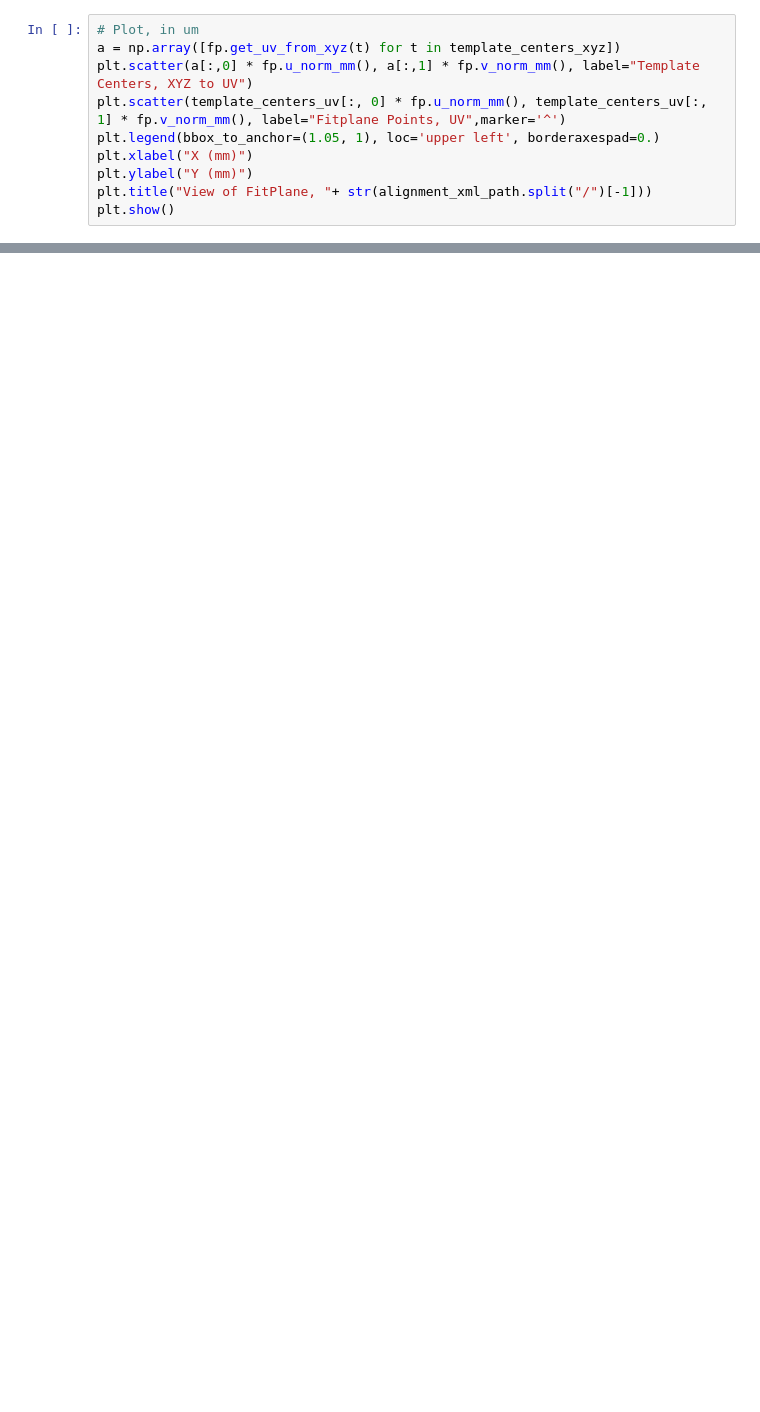
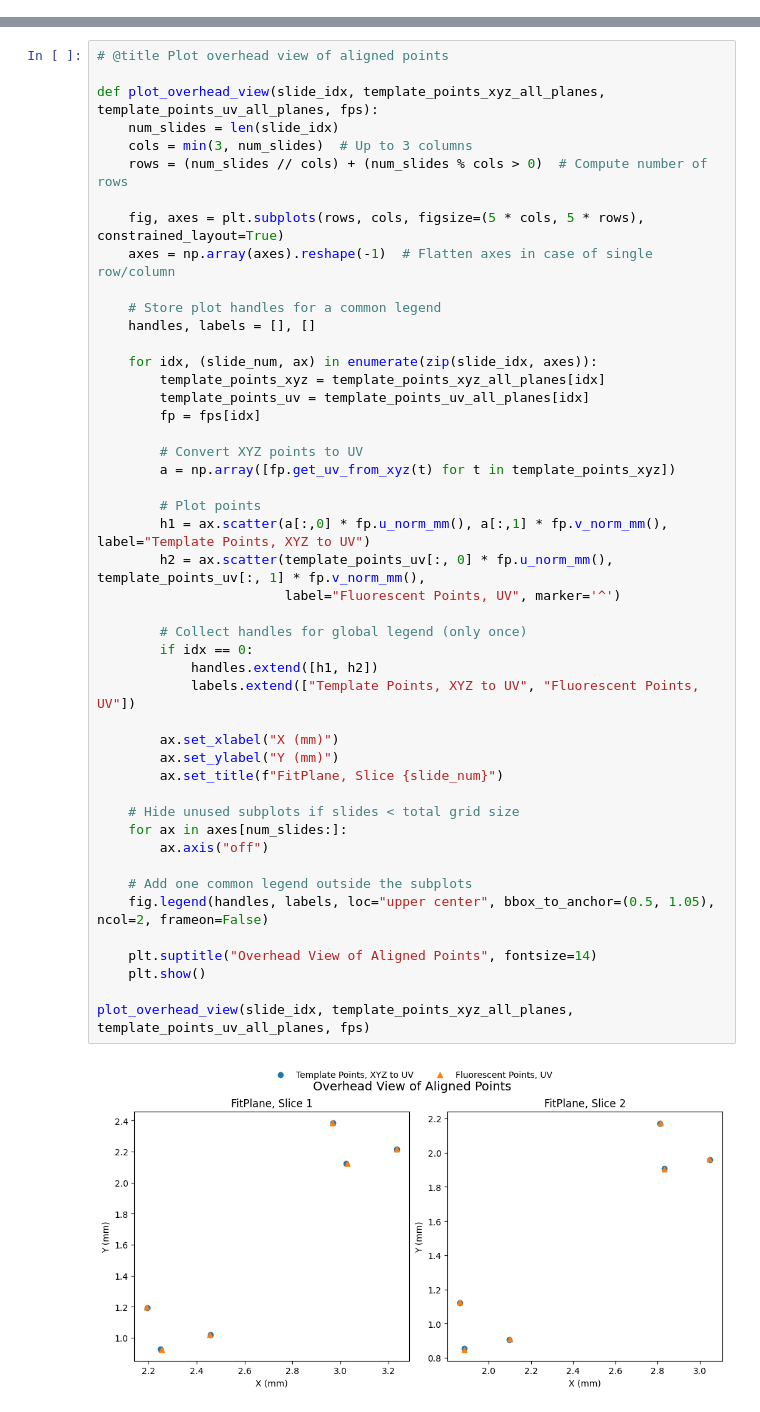
Before and after one commit to WinetraubLab/coregister-xy, a Jupyter notebook: coregister_xy.ipynb, the cells around one changed output, grey strips where cells are left out. Cells and saved outputs as stored; diff of their text form; blank space fills up the shorter version.

```diff
--- a/coregister_xy.ipynb
+++ b/coregister_xy.ipynb
@@ -233,10 +51,0 @@ fig.show()
-# %%
-# Plot, in um
-a = np.array([fp.get_uv_from_xyz(t) for t in template_centers_xyz])
-plt.scatter(a[:,0] * fp.u_norm_mm(), a[:,1] * fp.v_norm_mm(), label="Template Centers, XYZ to UV")
-plt.scatter(template_centers_uv[:, 0] * fp.u_norm_mm(), template_centers_uv[:, 1] * fp.v_norm_mm(), label="Fitplane Points, UV",marker='^')
-plt.legend(bbox_to_anchor=(1.05, 1), loc='upper left', borderaxespad=0.)
-plt.xlabel("X (mm)")
-plt.ylabel("Y (mm)")
-plt.title("View of FitPlane, "+ str(alignment_xml_path.split("/")[-1]))
-plt.show()
@@ -244,0 +127,49 @@ plt.show()
+# %%
+# @title Plot overhead view of aligned points
+
+def plot_overhead_view(slide_idx, template_points_xyz_all_planes, template_points_uv_all_planes, fps):
+    num_slides = len(slide_idx)
+    cols = min(3, num_slides)  # Up to 3 columns
+    rows = (num_slides // cols) + (num_slides % cols > 0)  # Compute number of rows
+
+    fig, axes = plt.subplots(rows, cols, figsize=(5 * cols, 5 * rows), constrained_layout=True)
+    axes = np.array(axes).reshape(-1)  # Flatten axes in case of single row/column
+
+    # Store plot handles for a common legend
+    handles, labels = [], []
+
+    for idx, (slide_num, ax) in enumerate(zip(slide_idx, axes)):
+        template_points_xyz = template_points_xyz_all_planes[idx]
+        template_points_uv = template_points_uv_all_planes[idx]
+        fp = fps[idx]
+
+        # Convert XYZ points to UV
+        a = np.array([fp.get_uv_from_xyz(t) for t in template_points_xyz])
+
+        # Plot points
+        h1 = ax.scatter(a[:,0] * fp.u_norm_mm(), a[:,1] * fp.v_norm_mm(), label="Template Points, XYZ to UV")
+        h2 = ax.scatter(template_points_uv[:, 0] * fp.u_norm_mm(), template_points_uv[:, 1] * fp.v_norm_mm(),
+                        label="Fluorescent Points, UV", marker='^')
+
+        # Collect handles for global legend (only once)
+        if idx == 0:
+            handles.extend([h1, h2])
+            labels.extend(["Template Points, XYZ to UV", "Fluorescent Points, UV"])
+
+        ax.set_xlabel("X (mm)")
+        ax.set_ylabel("Y (mm)")
+        ax.set_title(f"FitPlane, Slice {slide_num}")
+
+    # Hide unused subplots if slides < total grid size
+    for ax in axes[num_slides:]:
+        ax.axis("off")
+
+    # Add one common legend outside the subplots
+    fig.legend(handles, labels, loc="upper center", bbox_to_anchor=(0.5, 1.05), ncol=2, frameon=False)
+
+    plt.suptitle("Overhead View of Aligned Points", fontsize=14)
+    plt.show()
+
+plot_overhead_view(slide_idx, template_points_xyz_all_planes, template_points_uv_all_planes, fps)
+# %% [output]
+[figure, added]
```
Also changed, not shown: parts of 11 cells of this notebook.
